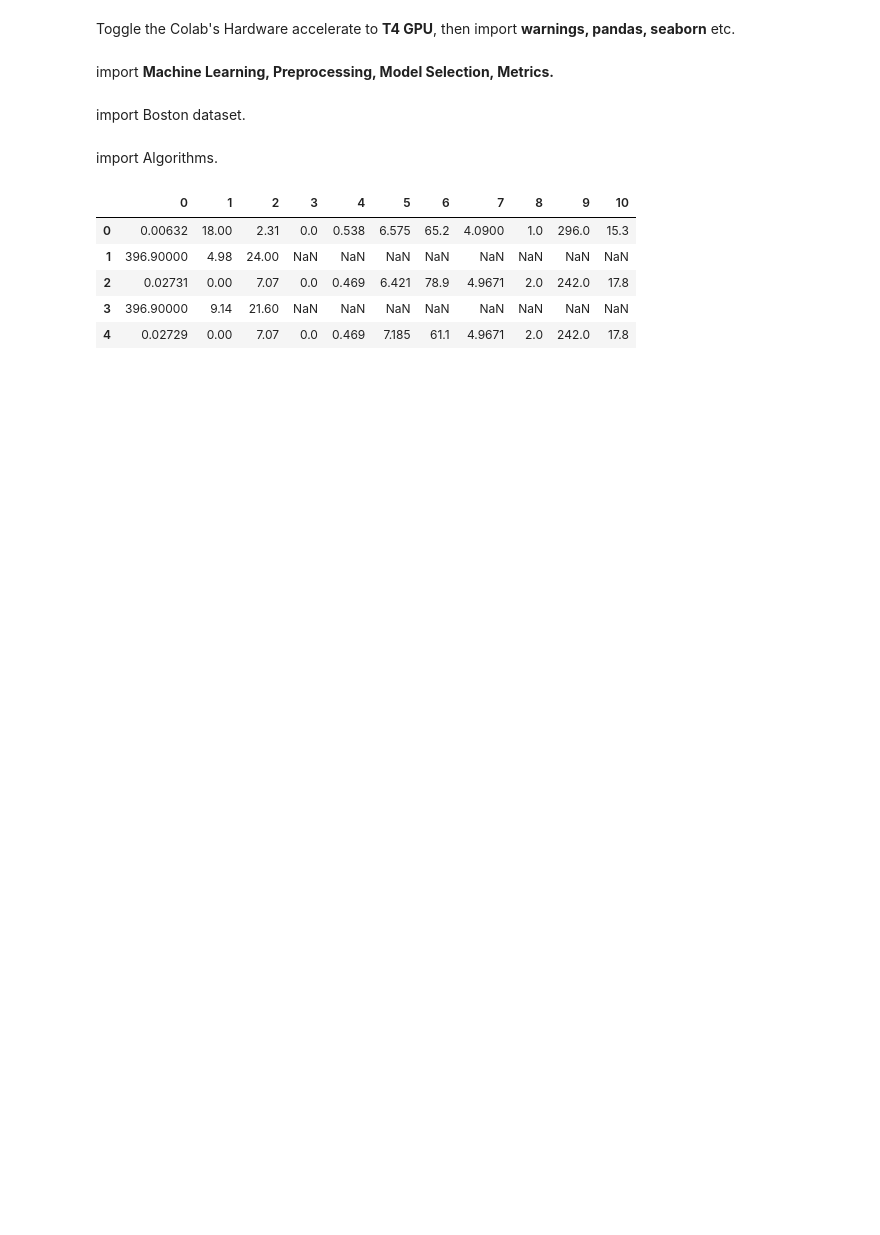
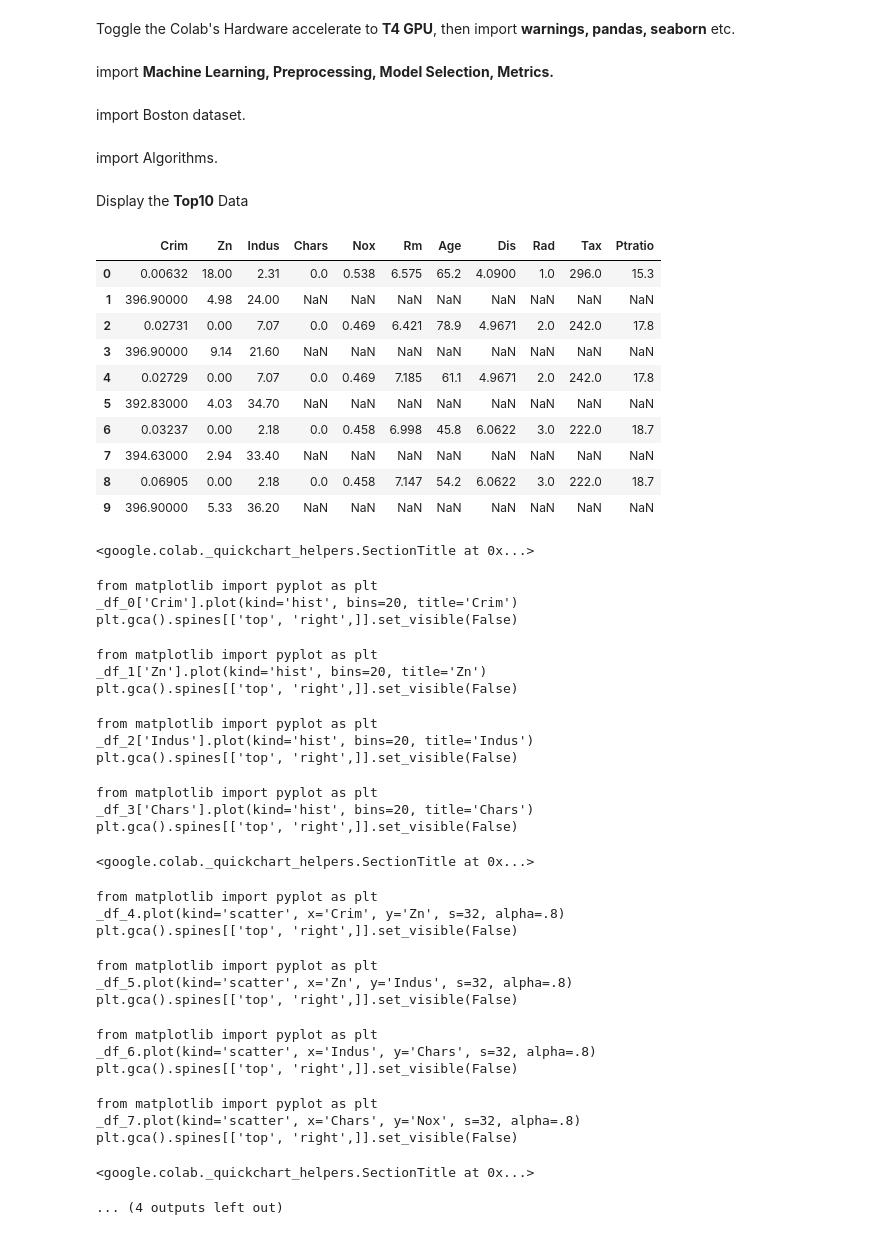
Before and after one commit to ClaretWheel1481/Artificial-Intelligence, a Jupyter notebook: MindSpore.ipynb, the cells around one changed output. Cells and saved outputs as stored; diff of their text form; code cells hidden in the pictures; blank space fills up the shorter version.

```diff
--- a/MindSpore.ipynb
+++ b/MindSpore.ipynb
@@ -28,12 +29,47 @@ from sklearn.linear_model import RidgeCV,LassoCV,LinearRegression,ElasticNet
 from sklearn.svm import SVR
 from sklearn.ensemble import RandomForestRegressor,GradientBoostingRegressor
 from xgboost import XGBRegressor
+# %% [markdown]
+Display the **Top10** Data
 # %%
-boston.head()
+boston.head(10)
 # %% [output]
-|  | 0 | 1 | 2 | 3 | 4 | 5 | 6 | 7 | 8 | 9 | 10 |
+|  | Crim | Zn | Indus | Chars | Nox | Rm | Age | Dis | Rad | Tax | Ptratio |
 | 0 | 0.00632 | 18.00 | 2.31 | 0.0 | 0.538 | 6.575 | 65.2 | 4.0900 | 1.0 | 296.0 | 15.3 |
 | 1 | 396.90000 | 4.98 | 24.00 | NaN | NaN | NaN | NaN | NaN | NaN | NaN | NaN |
 | 2 | 0.02731 | 0.00 | 7.07 | 0.0 | 0.469 | 6.421 | 78.9 | 4.9671 | 2.0 | 242.0 | 17.8 |
 | 3 | 396.90000 | 9.14 | 21.60 | NaN | NaN | NaN | NaN | NaN | NaN | NaN | NaN |
 | 4 | 0.02729 | 0.00 | 7.07 | 0.0 | 0.469 | 7.185 | 61.1 | 4.9671 | 2.0 | 242.0 | 17.8 |
+| 5 | 392.83000 | 4.03 | 34.70 | NaN | NaN | NaN | NaN | NaN | NaN | NaN | NaN |
+| 6 | 0.03237 | 0.00 | 2.18 | 0.0 | 0.458 | 6.998 | 45.8 | 6.0622 | 3.0 | 222.0 | 18.7 |
+| 7 | 394.63000 | 2.94 | 33.40 | NaN | NaN | NaN | NaN | NaN | NaN | NaN | NaN |
+| 8 | 0.06905 | 0.00 | 2.18 | 0.0 | 0.458 | 7.147 | 54.2 | 6.0622 | 3.0 | 222.0 | 18.7 |
+| 9 | 396.90000 | 5.33 | 36.20 | NaN | NaN | NaN | NaN | NaN | NaN | NaN | NaN |
+<google.colab._quickchart_helpers.SectionTitle at 0x...>
+from matplotlib import pyplot as plt
+_df_0['Crim'].plot(kind='hist', bins=20, title='Crim')
+plt.gca().spines[['top', 'right',]].set_visible(False)
+from matplotlib import pyplot as plt
+_df_1['Zn'].plot(kind='hist', bins=20, title='Zn')
+plt.gca().spines[['top', 'right',]].set_visible(False)
+from matplotlib import pyplot as plt
+_df_2['Indus'].plot(kind='hist', bins=20, title='Indus')
+plt.gca().spines[['top', 'right',]].set_visible(False)
+from matplotlib import pyplot as plt
+_df_3['Chars'].plot(kind='hist', bins=20, title='Chars')
+plt.gca().spines[['top', 'right',]].set_visible(False)
+<google.colab._quickchart_helpers.SectionTitle at 0x...>
+from matplotlib import pyplot as plt
+_df_4.plot(kind='scatter', x='Crim', y='Zn', s=32, alpha=.8)
+plt.gca().spines[['top', 'right',]].set_visible(False)
+from matplotlib import pyplot as plt
+_df_5.plot(kind='scatter', x='Zn', y='Indus', s=32, alpha=.8)
+plt.gca().spines[['top', 'right',]].set_visible(False)
+from matplotlib import pyplot as plt
+_df_6.plot(kind='scatter', x='Indus', y='Chars', s=32, alpha=.8)
+plt.gca().spines[['top', 'right',]].set_visible(False)
+from matplotlib import pyplot as plt
+_df_7.plot(kind='scatter', x='Chars', y='Nox', s=32, alpha=.8)
+plt.gca().spines[['top', 'right',]].set_visible(False)
+<google.colab._quickchart_helpers.SectionTitle at 0x...>
+... (4 outputs left out)
```
Also changed, not shown: parts of 2 cells of this notebook.
